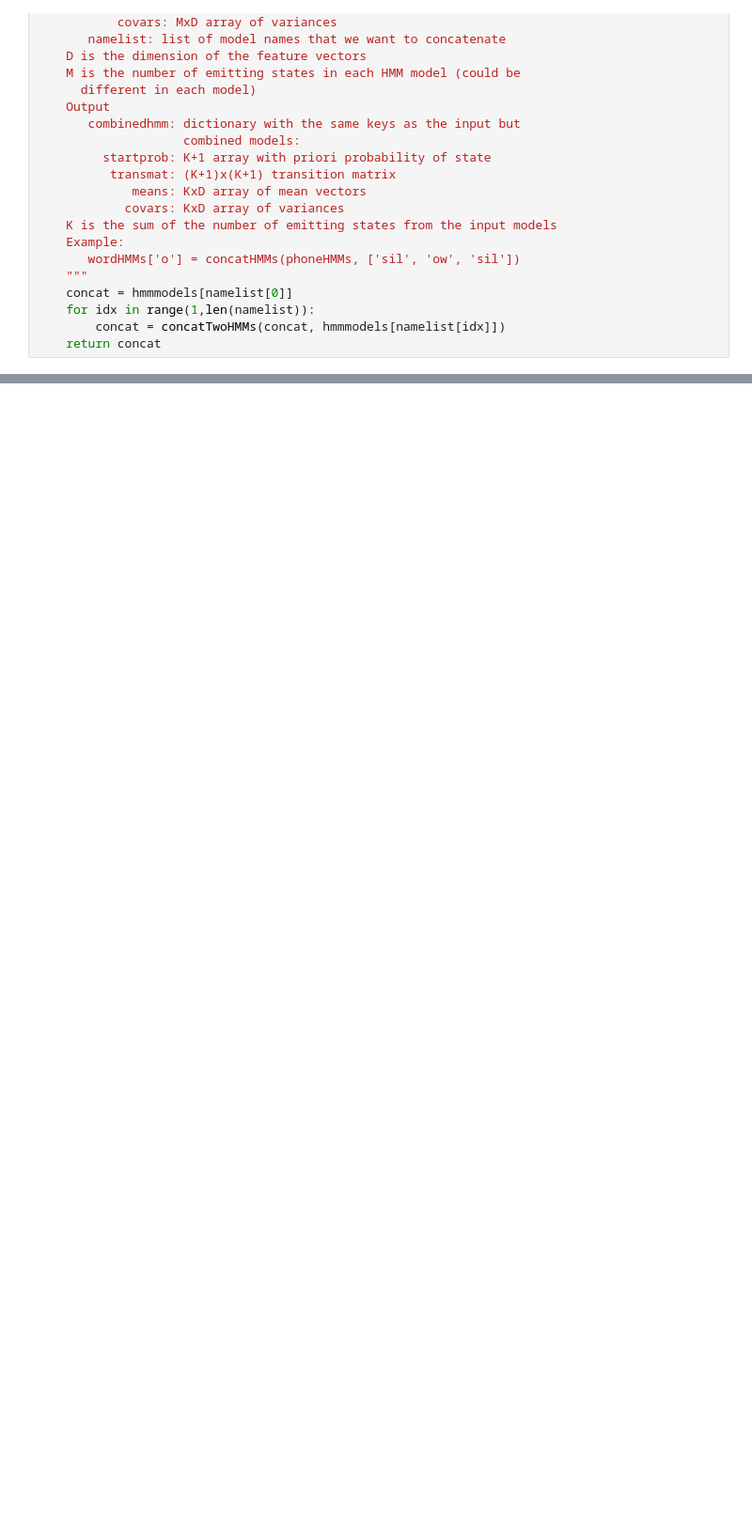
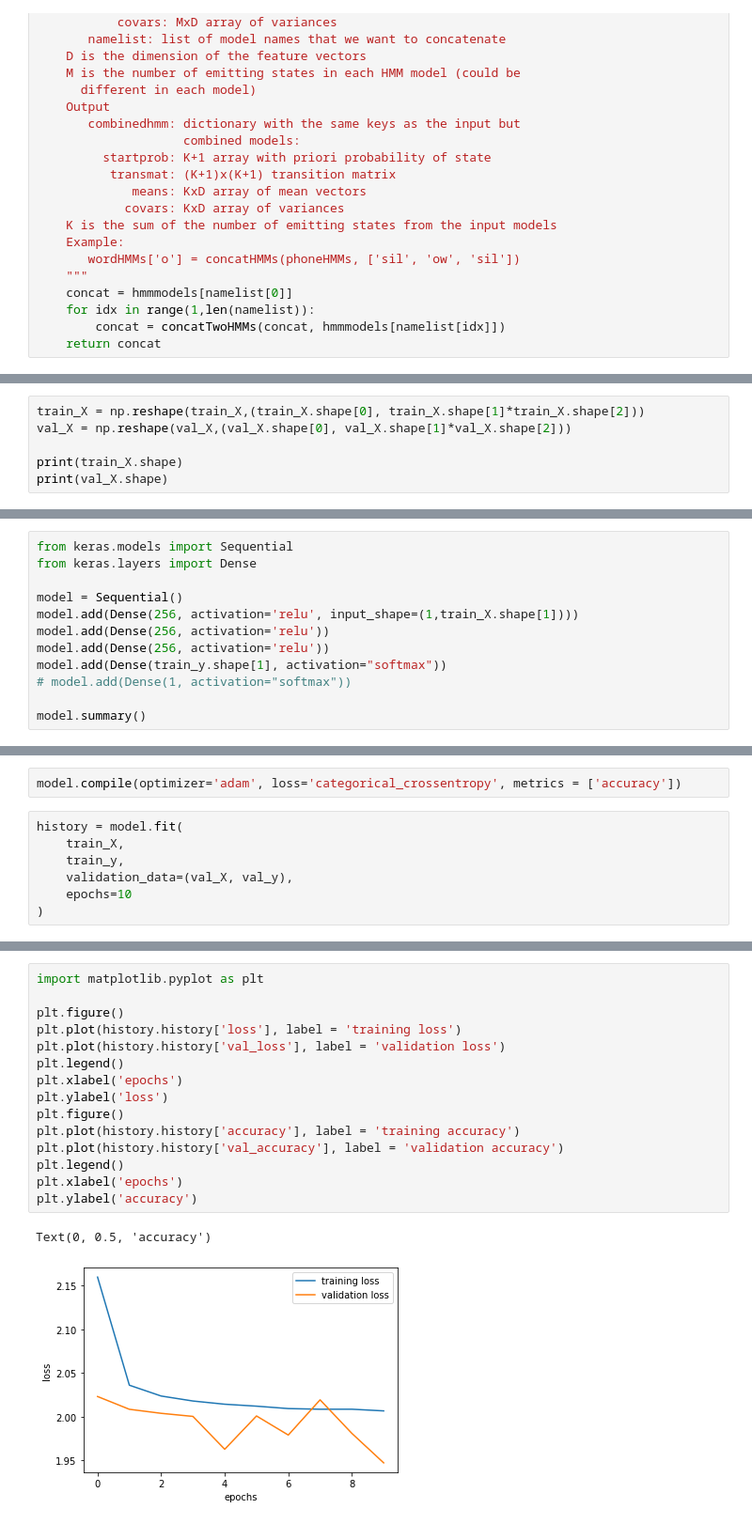
Before and after one commit to alishibli97/DT2119-Speech-and-Speaker-Recognition, a Jupyter notebook: lab3/dt2119_lab3_2019-04-25/Untitled.ipynb, the cells around one changed output, grey strips where cells are left out. Shown at 94% size. Drawn from its saved outputs; the diff is of its cells as text; blank space fills up the shorter version.

```diff
--- a/lab3/dt2119_lab3_2019-04-25/Untitled.ipynb
+++ b/lab3/dt2119_lab3_2019-04-25/Untitled.ipynb
@@ -633,0 +1028,6 @@ print("Dynamic Features ", training_data[0]['dynamic_lmfcc'].shape)
+# %%
+train_X = np.reshape(train_X,(train_X.shape[0], train_X.shape[1]*train_X.shape[2]))
+val_X = np.reshape(val_X,(val_X.shape[0], val_X.shape[1]*val_X.shape[2]))
+
+print(train_X.shape)
+print(val_X.shape)
@@ -633,0 +1037,12 @@ print("Dynamic Features ", training_data[0]['dynamic_lmfcc'].shape)
+# %%
+from keras.models import Sequential
+from keras.layers import Dense
+
+model = Sequential()
+model.add(Dense(256, activation='relu', input_shape=(1,train_X.shape[1])))
+model.add(Dense(256, activation='relu'))
+model.add(Dense(256, activation='relu'))
+model.add(Dense(train_y.shape[1], activation="softmax"))
+# model.add(Dense(1, activation="softmax"))
+
+model.summary()
@@ -633,0 +1066,9 @@ print("Dynamic Features ", training_data[0]['dynamic_lmfcc'].shape)
+# %%
+model.compile(optimizer='adam', loss='categorical_crossentropy', metrics = ['accuracy'])
+# %%
+history = model.fit(
+    train_X,
+    train_y,
+    validation_data=(val_X, val_y),
+    epochs=10
+)
@@ -633,0 +1093,18 @@ print("Dynamic Features ", training_data[0]['dynamic_lmfcc'].shape)
+# %%
+import matplotlib.pyplot as plt
+
+plt.figure()
+plt.plot(history.history['loss'], label = 'training loss')
+plt.plot(history.history['val_loss'], label = 'validation loss')
+plt.legend()
+plt.xlabel('epochs')
+plt.ylabel('loss')
+plt.figure()
+plt.plot(history.history['accuracy'], label = 'training accuracy')
+plt.plot(history.history['val_accuracy'], label = 'validation accuracy')
+plt.legend()
+plt.xlabel('epochs')
+plt.ylabel('accuracy')
+# %% [output]
+Text(0, 0.5, 'accuracy')
+[figure, added]
```
Also changed, not shown: parts of 115 cells of this notebook, 5 other files.
